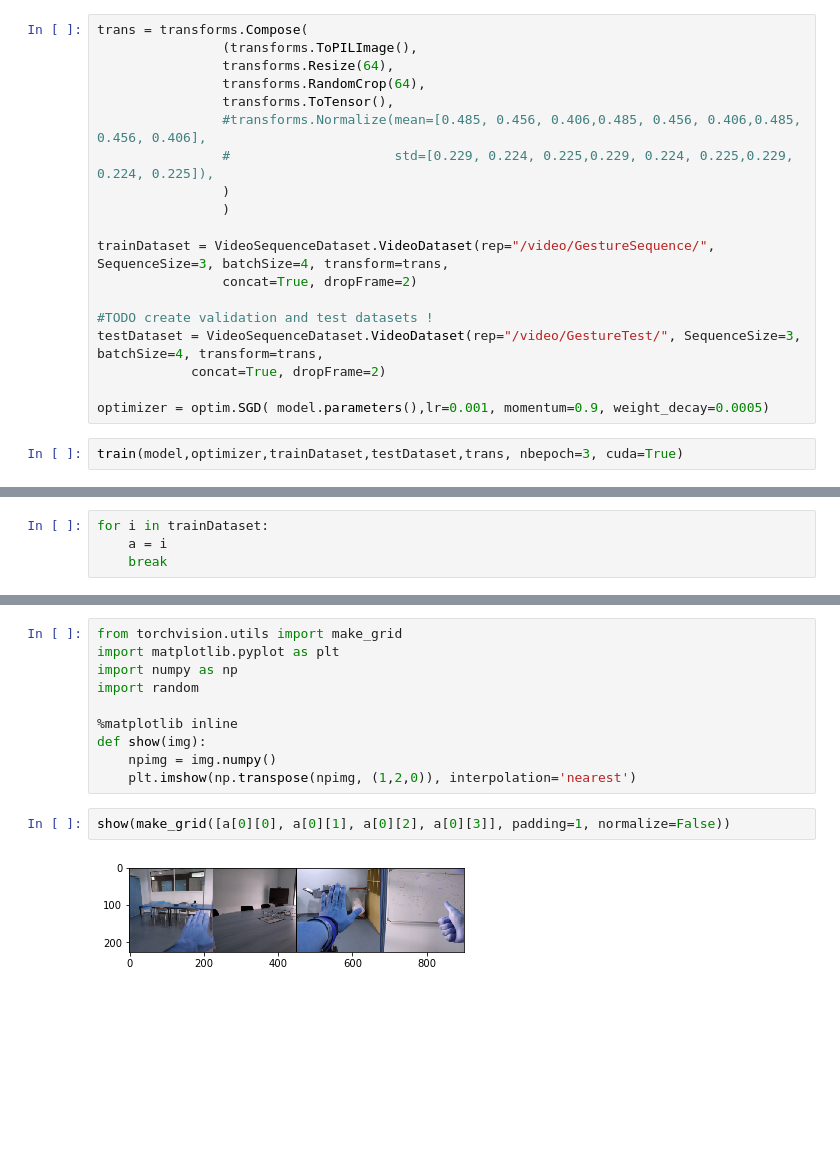
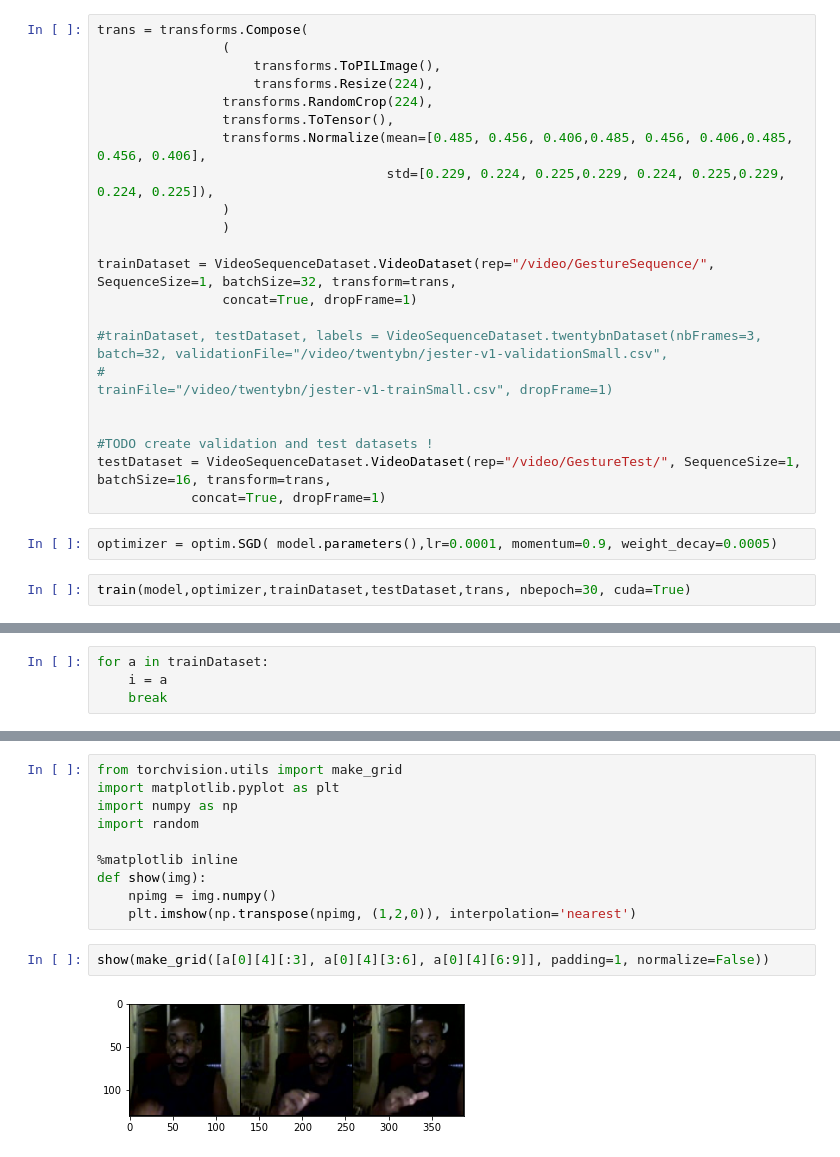
Before and after one commit to maxgreat/SequenceIdentification, a Jupyter notebook: MultiFrameAnnotation.ipynb, the cells around one changed output, grey strips where cells are left out. Saved outputs shown, nothing was run; the diff lists cells and outputs as text; blank space fills up the shorter version.

```diff
--- a/MultiFrameAnnotation.ipynb
+++ b/MultiFrameAnnotation.ipynb
@@ -86,22 +413,27 @@ model = MultiFrameCNN.MultiFrameCNN(nbClasse=6,nbFrame=3)
 # %%
 trans = transforms.Compose(
-                (transforms.ToPILImage(),
-                transforms.Resize(64),
-                transforms.RandomCrop(64),
+                (
+                    transforms.ToPILImage(),
+                    transforms.Resize(224),
+                transforms.RandomCrop(224),
                 transforms.ToTensor(),
-                #transforms.Normalize(mean=[0.485, 0.456, 0.406,0.485, 0.456, 0.406,0.485, 0.456, 0.406],
-                #                     std=[0.229, 0.224, 0.225,0.229, 0.224, 0.225,0.229, 0.224, 0.225]),
+                transforms.Normalize(mean=[0.485, 0.456, 0.406,0.485, 0.456, 0.406,0.485, 0.456, 0.406],
+                                     std=[0.229, 0.224, 0.225,0.229, 0.224, 0.225,0.229, 0.224, 0.225]),
                 )
                 )
 
-trainDataset = VideoSequenceDataset.VideoDataset(rep="/video/GestureSequence/", SequenceSize=3, batchSize=4, transform=trans,
-                concat=True, dropFrame=2)
+trainDataset = VideoSequenceDataset.VideoDataset(rep="/video/GestureSequence/", SequenceSize=1, batchSize=32, transform=trans,
+                concat=True, dropFrame=1)
+
+#trainDataset, testDataset, labels = VideoSequenceDataset.twentybnDataset(nbFrames=3, batch=32, validationFile="/video/twentybn/jester-v1-validationSmall.csv",
+#                                                                         trainFile="/video/twentybn/jester-v1-trainSmall.csv", dropFrame=1)
+
 
 #TODO create validation and test datasets !
-testDataset = VideoSequenceDataset.VideoDataset(rep="/video/GestureTest/", SequenceSize=3, batchSize=4, transform=trans,
-            concat=True, dropFrame=2)
-
-optimizer = optim.SGD( model.parameters(),lr=0.001, momentum=0.9, weight_decay=0.0005)
+testDataset = VideoSequenceDataset.VideoDataset(rep="/video/GestureTest/", SequenceSize=1, batchSize=16, transform=trans,
+            concat=True, dropFrame=1)
+# %%
+optimizer = optim.SGD( model.parameters(),lr=0.0001, momentum=0.9, weight_decay=0.0005)
 # %%
-train(model,optimizer,trainDataset,testDataset,trans, nbepoch=3, cuda=True)
+train(model,optimizer,trainDataset,testDataset,trans, nbepoch=30, cuda=True)
 # %% [output]
@@ -125,4 +459,4 @@ train(model,optimizer,trainDataset,testDataset,trans, nbepoch=3, cuda=True)
 # %%
-for i in trainDataset:
-    a = i
+for a in trainDataset:
+    i = a
     break
@@ -145,6 +539,6 @@ def show(img):
     npimg = img.numpy()
     plt.imshow(np.transpose(npimg, (1,2,0)), interpolation='nearest')
 # %%
-show(make_grid([a[0][0], a[0][1], a[0][2], a[0][3]], padding=1, normalize=False))
+show(make_grid([a[0][4][:3], a[0][4][3:6], a[0][4][6:9]], padding=1, normalize=False))
 # %% [output]
-[figure, old version]
+[figure, new version]
```
Also changed, not shown: parts of 25 cells of this notebook, 3 other files.
